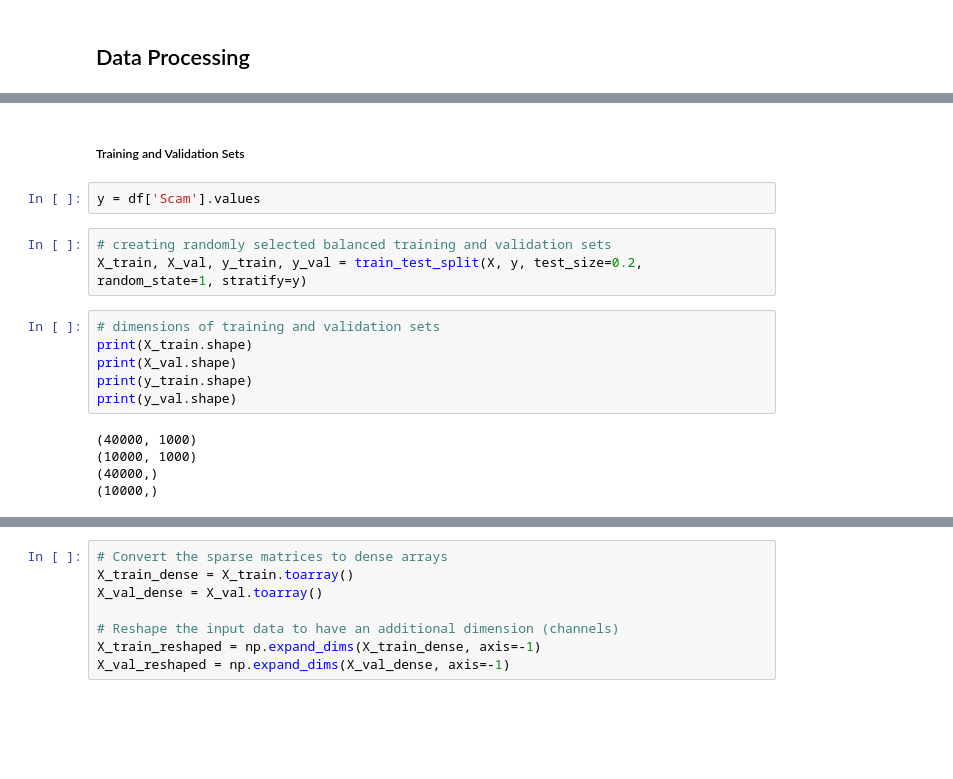
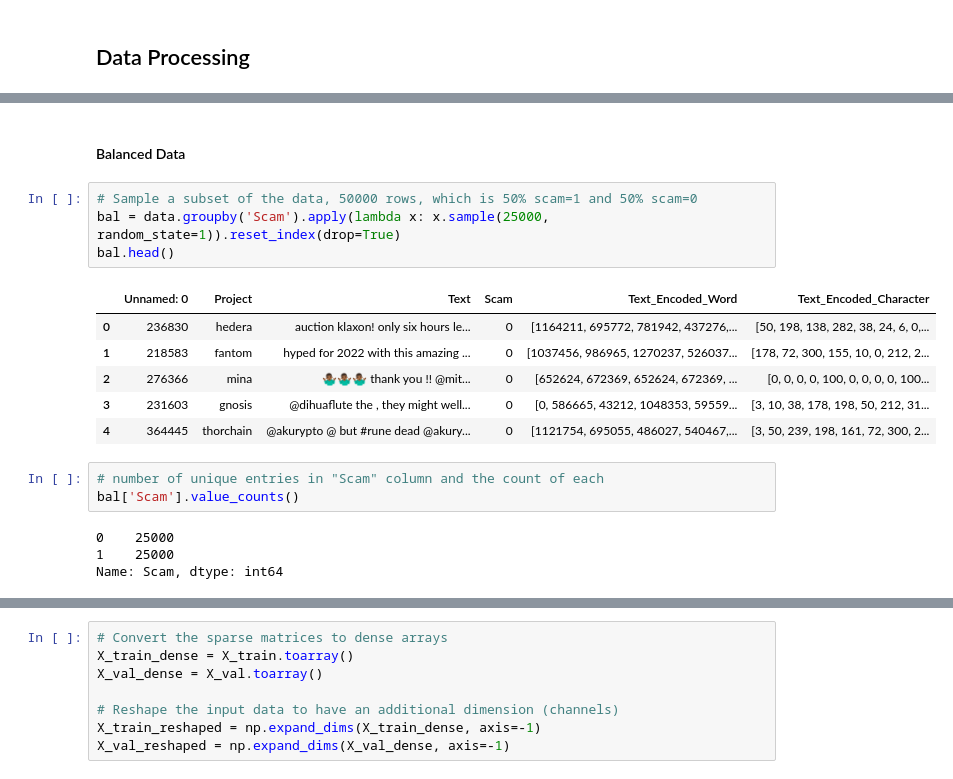
Before and after one commit to vebyorn/NHH, a Jupyter notebook: Deep Learning/BOWCNN.ipynb, the cells around one changed output, grey strips where cells are left out. Cells and saved outputs as stored; diff of their text form; blank space fills up the shorter version.

```diff
--- a/Deep Learning/BOWCNN.ipynb
+++ b/Deep Learning/BOWCNN.ipynb
@@ -88,18 +40,20 @@ dict_items([('sol', 775), ('price', 659), ('change', 144), ('market', 512), ('ca
-# %% [markdown]
-##### Training and Validation Sets
-# %%
-y = df['Scam'].values
-# %%
-# creating randomly selected balanced training and validation sets
-X_train, X_val, y_train, y_val = train_test_split(X, y, test_size=0.2, random_state=1, stratify=y)
-# %%
-# dimensions of training and validation sets
-print(X_train.shape)
-print(X_val.shape)
-print(y_train.shape)
-print(y_val.shape)
-# %% [output]
-(40000, 1000)
-(10000, 1000)
-(40000,)
-(10000,)
+# %% [markdown]
+#### Balanced Data
+# %%
+# Sample a subset of the data, 50000 rows, which is 50% scam=1 and 50% scam=0
+bal = data.groupby('Scam').apply(lambda x: x.sample(25000, random_state=1)).reset_index(drop=True)
+bal.head()
+# %% [output]
+|  | Unnamed: 0 | Project | Text | Scam | Text_Encoded_Word | Text_Encoded_Character |
+| 0 | 236830 | hedera | auction klaxon! only six hours le... | 0 | [1164211, 695772, 781942, 437276,... | [50, 198, 138, 282, 38, 24, 6, 0,... |
+| 1 | 218583 | fantom | hyped for 2022 with this amazing ... | 0 | [1037456, 986965, 1270237, 526037... | [178, 72, 300, 155, 10, 0, 212, 2... |
+| 2 | 276366 | mina | 🤷🏾‍♂️🤷🏾‍♂️🤷🏾‍♂️ thank you !! @mit... | 0 | [652624, 672369, 652624, 672369, ... | [0, 0, 0, 0, 100, 0, 0, 0, 0, 100... |
+| 3 | 231603 | gnosis | @dihuaflute the , they might well... | 0 | [0, 586665, 43212, 1048353, 59559... | [3, 10, 38, 178, 198, 50, 212, 31... |
+| 4 | 364445 | thorchain | @akurypto @ but #rune dead @akury... | 0 | [1121754, 695055, 486027, 540467,... | [3, 50, 239, 198, 161, 72, 300, 2... |
+# %%
+# number of unique entries in "Scam" column and the count of each
+bal['Scam'].value_counts()
+# %% [output]
+0    25000
+1    25000
+Name: Scam, dtype: int64
```
Also changed, not shown: parts of 56 cells of this notebook.
